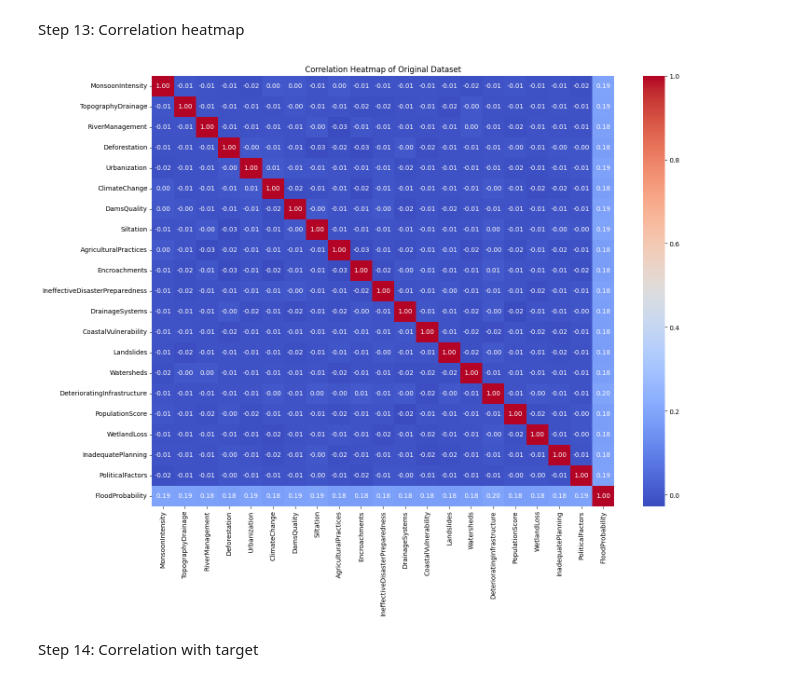
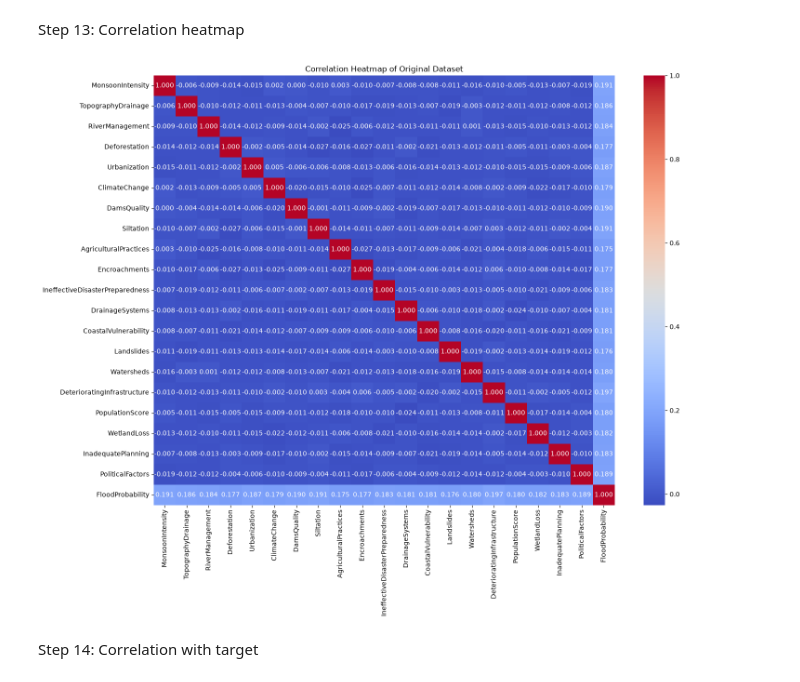
Before and after one commit to Sudin1010/floodPredictSystem, a Jupyter notebook: notebooks/01_Eda.ipynb, the cells around one changed output. Drawn from its saved outputs; the diff is of its cells as text; code cells hidden in the pictures.

```diff
--- a/notebooks/01_Eda.ipynb
+++ b/notebooks/01_Eda.ipynb
@@ -105,8 +122,8 @@ df.describe()
 # %% [markdown]
 Step 10: Remove ID column for EDA
 # %%
-df_eda = df.drop("id", axis=1)
-df_eda.head()
+df = df.drop("id", axis=1)
+df.head()
 # %% [output]
 |  | MonsoonIntensity | TopographyDrainage | RiverManagement | Deforestation | Urbanization | ClimateChange | ... |
 | 0 | 5 | 8 | 5 | 8 | 6 | 4 | ... |
@@ -138,13 +155,13 @@ plt.show()
 Step 13: Correlation heatmap
 # %%
 plt.figure(figsize=(16,12))
-corr = df_eda.corr()
+corr = df.corr()
 
-sns.heatmap(corr, annot=True, cmap="coolwarm", fmt=".2f")
+sns.heatmap(corr, annot=True, cmap="coolwarm", fmt=".3f")
 plt.title("Correlation Heatmap of Original Dataset")
 plt.show()
 # %% [output]
-[figure, old version]
+[figure, new version]
 # %% [markdown]
 Step 14: Correlation with target
 # %%
```
Also changed, not shown: parts of 5 cells of this notebook, 20 other files.
